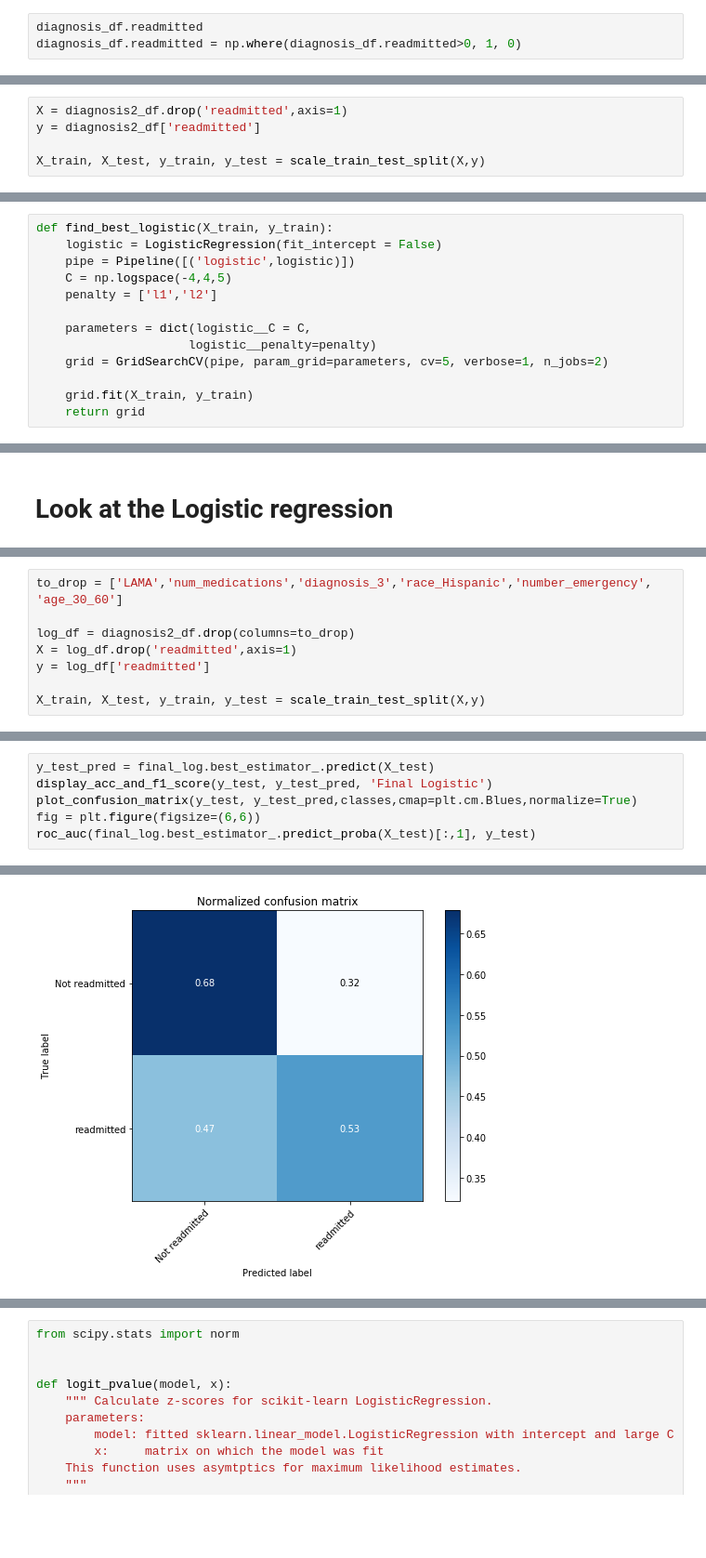
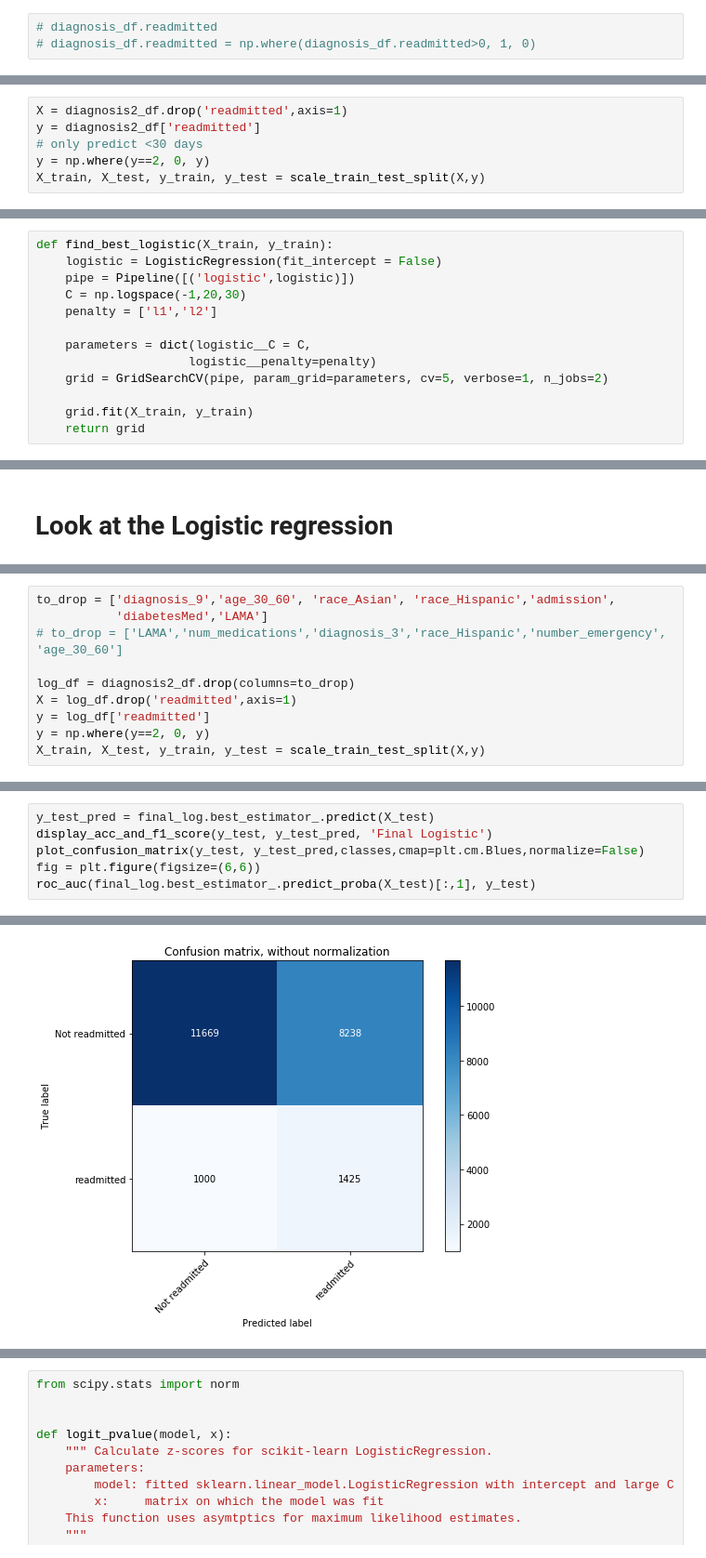
Before and after one commit to angelmanzur/Diabetes_130Hospitals, a Jupyter notebook: Diabetes_Inspection.ipynb, the cells around one changed output, grey strips where cells are left out. Shown at 93% size. Drawn from its saved outputs; the diff is of its cells as text; blank space fills up the shorter version.

```diff
--- a/Diabetes_Inspection.ipynb
+++ b/Diabetes_Inspection.ipynb
@@ -731,8 +713,8 @@ Confusion matrix, without normalization
 # %% [markdown]
 # Let's cut out some outliers
 # %%
-diagnosis_df.readmitted
-diagnosis_df.readmitted = np.where(diagnosis_df.readmitted>0, 1, 0)
+# diagnosis_df.readmitted
+# diagnosis_df.readmitted = np.where(diagnosis_df.readmitted>0, 1, 0)
 # %%
 diagnosis_df.plot(kind="scatter", x="LAE_index", y="total_visits", alpha=0.7,
     label="LAE Index", figsize=(10,7),
@@ -834,7 +807,8 @@ diagnosis2_df.head()
 # %%
 X = diagnosis2_df.drop('readmitted',axis=1)
 y = diagnosis2_df['readmitted']
-
+# only predict <30 days
+y = np.where(y==2, 0, y)
 X_train, X_test, y_train, y_test = scale_train_test_split(X,y)
 # %%
 models, model_names = train_model(X_train, y_train)
@@ -1038,7 +1020,7 @@ def find_best_adaboost_clf(X_train,y_train):
 def find_best_logistic(X_train, y_train):
     logistic = LogisticRegression(fit_intercept = False)
     pipe = Pipeline([('logistic',logistic)])
-    C = np.logspace(-4,4,5)
+    C = np.logspace(-1,20,30)
     penalty = ['l1','l2']
 
     parameters = dict(logistic__C = C,
@@ -1223,10 +1205,12 @@ features_df.sort_values(by='importance', ascending=False)
 # %%
-to_drop = ['LAMA','num_medications','diagnosis_3','race_Hispanic','number_emergency', 'age_30_60']
+to_drop = ['diagnosis_9','age_30_60', 'race_Asian', 'race_Hispanic','admission',
+           'diabetesMed','LAMA']
+# to_drop = ['LAMA','num_medications','diagnosis_3','race_Hispanic','number_emergency', 'age_30_60']
 
 log_df = diagnosis2_df.drop(columns=to_drop)
 X = log_df.drop('readmitted',axis=1)
 y = log_df['readmitted']
-
+y = np.where(y==2, 0, y)
 X_train, X_test, y_train, y_test = scale_train_test_split(X,y)
 # %%
 final_log = find_best_logistic(X_train, y_train)
@@ -1238,7 +1223,7 @@ Fitting 5 folds for each of 10 candidates, totalling 50 fits
 # %%
 y_test_pred = final_log.best_estimator_.predict(X_test)
 display_acc_and_f1_score(y_test, y_test_pred, 'Final Logistic')
-plot_confusion_matrix(y_test, y_test_pred,classes,cmap=plt.cm.Blues,normalize=True)
+plot_confusion_matrix(y_test, y_test_pred,classes,cmap=plt.cm.Blues,normalize=False)
 fig = plt.figure(figsize=(6,6))
 roc_auc(final_log.best_estimator_.predict_proba(X_test)[:,1], y_test)
 # %% [output]
@@ -1252 +1236 @@ Normalized confusion matrix
-[figure, old version]
+[figure, new version]
```
Also changed, not shown: parts of 45 cells of this notebook, 2 other files.
